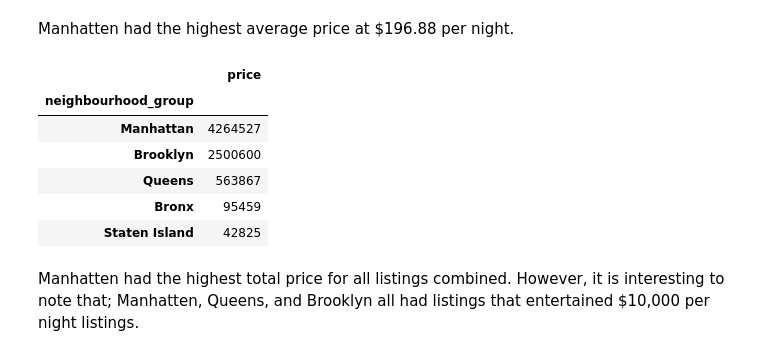
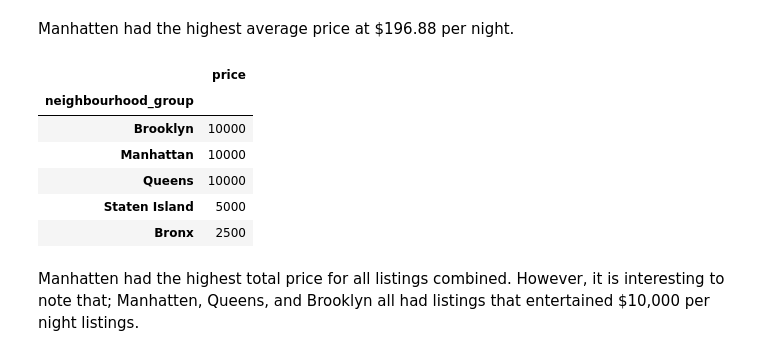
Before and after one commit to andrewapeter801/Coding_Temple, a Jupyter notebook: Week 3/Assignments/Wkend Project/AirBnB_Case_Study_Project.ipynb, the cells around one changed output. Saved outputs shown, nothing was run; the diff lists cells and outputs as text; code cells hidden in the pictures.

```diff
--- a/Week 3/Assignments/Wkend Project/AirBnB_Case_Study_Project.ipynb
+++ b/Week 3/Assignments/Wkend Project/AirBnB_Case_Study_Project.ipynb
@@ -123,15 +123,15 @@ df.groupby(['neighbourhood_group']).mean(True).sort_values(['price'],ascending =
 Manhatten had the highest average price at $196.88 per night.
 # %%
 # Which neighbor hood group has the highest total price?
-df.groupby(['neighbourhood_group']).sum().sort_values(['price'],ascending = False)[['price']]
+df.groupby(['neighbourhood_group']).max(True).sort_values(['price'],ascending = False)[['price']]
 # %% [output]
 |  | price |
 | neighbourhood_group |  |
-| Manhattan | 4264527 |
-| Brooklyn | 2500600 |
-| Queens | 563867 |
-| Bronx | 95459 |
-| Staten Island | 42825 |
+| Brooklyn | 10000 |
+| Manhattan | 10000 |
+| Queens | 10000 |
+| Staten Island | 5000 |
+| Bronx | 2500 |
 # %% [markdown]
 Manhatten had the highest total price for all listings combined. However, it is interesting to note that; Manhatten, Queens, and Brooklyn all had listings that entertained $10,000 per night listings.
 # %%
```
Also changed, not shown: parts of 4 cells of this notebook, 19 other files.
